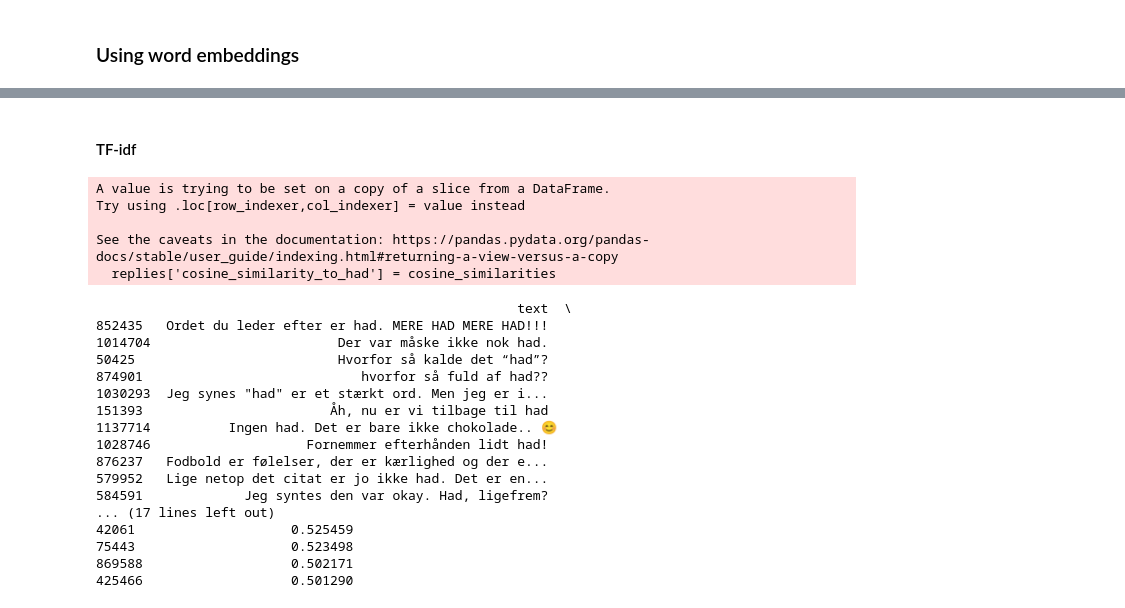
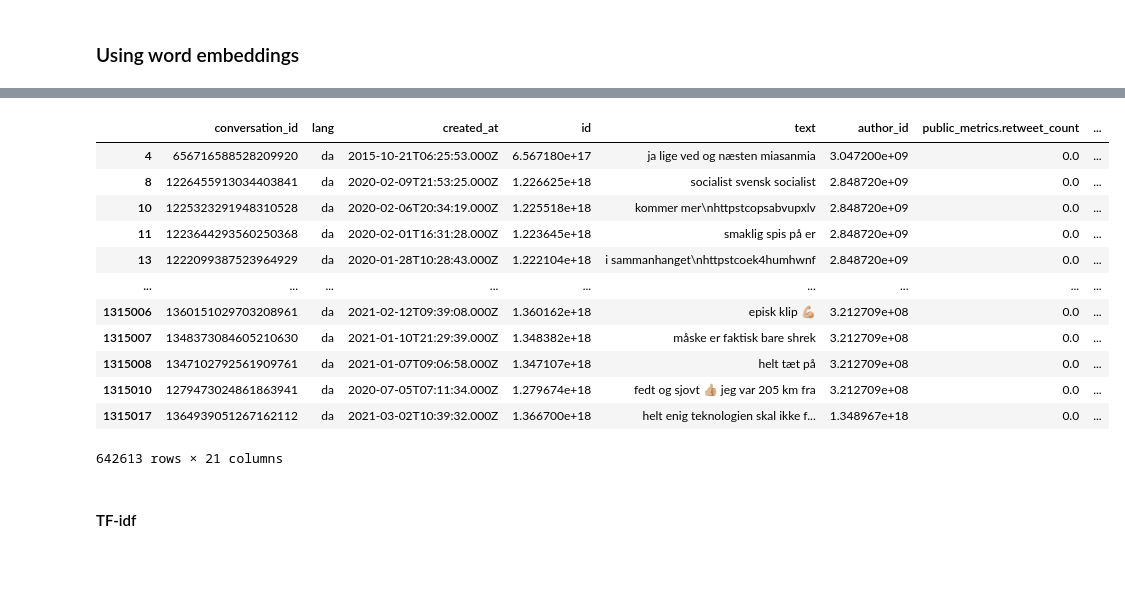
Before and after one commit to idadencker/STANDBY_IDA, a Jupyter notebook: Creating dataset of reference tweets/Scripts/Creating_dataset.ipynb, the cells around one changed output, grey strips where cells are left out. Saved outputs shown, nothing was run; the diff lists cells and outputs as text; code cells hidden in the pictures; blank space fills up the shorter version.

Commit message:
working on creating replies dataset

```diff
--- a/Creating dataset of reference tweets/Scripts/Creating_dataset.ipynb
+++ b/Creating dataset of reference tweets/Scripts/Creating_dataset.ipynb
@@ -209,2 +223,6 @@ See the caveats in the documentation: https://pandas.pydata.org/pandas-docs/stab
 # %%
-# preprocessing?? stemming, lowercase, stopwords etc.
+#lowercase
+replies['text'] = replies['text'].str.lower()
+
+#remove special charachters
+replies['text'] = replies['text'].apply(lambda x: x.translate(str.maketrans('', '', string.punctuation)))
@@ -210,0 +240,16 @@ See the caveats in the documentation: https://pandas.pydata.org/pandas-docs/stab
+# %%
+replies
+# %% [output]
+|  | conversation_id | lang | created_at | id | text | author_id | public_metrics.retweet_count | ... |
+| 4 | 656716588528209920 | da | 2015-10-21T06:25:53.000Z | 6.567180e+17 | ja lige ved og næsten miasanmia | 3.047200e+09 | 0.0 | ... |
+| 8 | 1226455913034403841 | da | 2020-02-09T21:53:25.000Z | 1.226625e+18 | socialist svensk socialist | 2.848720e+09 | 0.0 | ... |
+| 10 | 1225323291948310528 | da | 2020-02-06T20:34:19.000Z | 1.225518e+18 | kommer mer\nhttpstcopsabvupxlv | 2.848720e+09 | 0.0 | ... |
+| 11 | 1223644293560250368 | da | 2020-02-01T16:31:28.000Z | 1.223645e+18 | smaklig spis på er | 2.848720e+09 | 0.0 | ... |
+| 13 | 1222099387523964929 | da | 2020-01-28T10:28:43.000Z | 1.222104e+18 | i sammanhanget\nhttpstcoek4humhwnf | 2.848720e+09 | 0.0 | ... |
+| ... | ... | ... | ... | ... | ... | ... | ... | ... |
+| 1315006 | 1360151029703208961 | da | 2021-02-12T09:39:08.000Z | 1.360162e+18 | episk klip 💪🏼 | 3.212709e+08 | 0.0 | ... |
+| 1315007 | 1348373084605210630 | da | 2021-01-10T21:29:39.000Z | 1.348382e+18 | måske er faktisk bare shrek | 3.212709e+08 | 0.0 | ... |
+| 1315008 | 1347102792561909761 | da | 2021-01-07T09:06:58.000Z | 1.347107e+18 | helt tæt på | 3.212709e+08 | 0.0 | ... |
+| 1315010 | 1279473024861863941 | da | 2020-07-05T07:11:34.000Z | 1.279674e+18 | fedt og sjovt 👍🏼 jeg var 205 km fra | 3.212709e+08 | 0.0 | ... |
+| 1315017 | 1364939051267162112 | da | 2021-03-02T10:39:32.000Z | 1.366700e+18 | helt enig teknologien skal ikke f... | 1.348967e+18 | 0.0 | ... |
+642613 rows × 21 columns
@@ -211,53 +259,2 @@ See the caveats in the documentation: https://pandas.pydata.org/pandas-docs/stab
 # %% [markdown]
 #### TF-idf
-# %%
-#cosine similarity to 'had'
-import numpy as np
-from sklearn.feature_extraction.text import TfidfVectorizer
-from sklearn.metrics.pairwise import cosine_similarity
-
-v= TfidfVectorizer()
-X = v.fit_transform(replies['text'])
-
-# Transform the word "had"
-word = "had"
-word_tfidf = v.transform([word])
-
-# Calculate cosine similarity between the word "had" and each sentence
-cosine_similarities = cosine_similarity(X, word_tfidf)
-
-# Output the cosine similarities
-replies['cosine_similarity_to_had'] = cosine_similarities
-
-
-# Sort the DataFrame by cosine similarity in descending order
-sorted_replies = replies.sort_values(by='cosine_similarity_to_had', ascending=False)
-
-# Select the top 15 entries
-top_15_replies = sorted_replies.head(15)
-
-# Print the results
-print(top_15_replies[['text', 'cosine_similarity_to_had']])
-# %% [output]
-A value is trying to be set on a copy of a slice from a DataFrame.
-Try using .loc[row_indexer,col_indexer] = value instead
-
-See the caveats in the documentation: https://pandas.pydata.org/pandas-docs/stable/user_guide/indexing.html#returning-a-view-versus-a-copy
-  replies['cosine_similarity_to_had'] = cosine_similarities
-                                                      text  \
-852435   Ordet du leder efter er had. MERE HAD MERE HAD!!!
-1014704                        Der var måske ikke nok had.
-50425                          Hvorfor så kalde det “had”?
-874901                            hvorfor så fuld af had??
-1030293  Jeg synes "had" er et stærkt ord. Men jeg er i...
-151393                        Åh, nu er vi tilbage til had
-1137714          Ingen had. Det er bare ikke chokolade.. 😊
-1028746                    Fornemmer efterhånden lidt had!
-876237   Fodbold er følelser, der er kærlighed og der e...
-579952   Lige netop det citat er jo ikke had. Det er en...
-584591             Jeg syntes den var okay. Had, ligefrem?
-... (17 lines left out)
-42061                    0.525459
-75443                    0.523498
-869588                   0.502171
-425466                   0.501290
```
Also changed, not shown: parts of 23 cells of this notebook, 6 other files.
